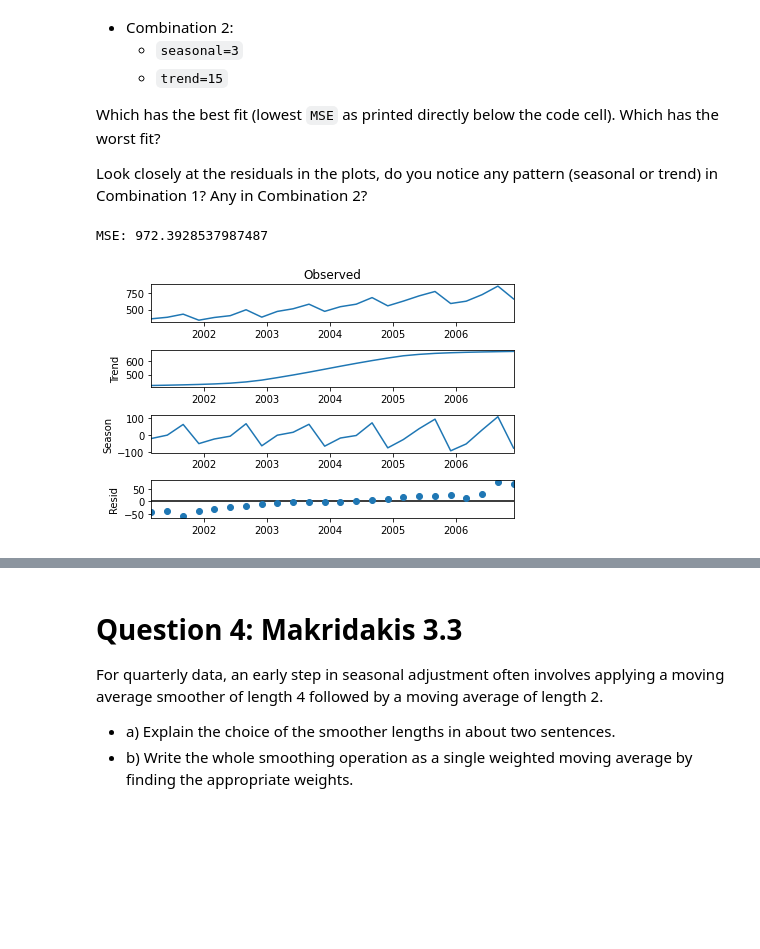
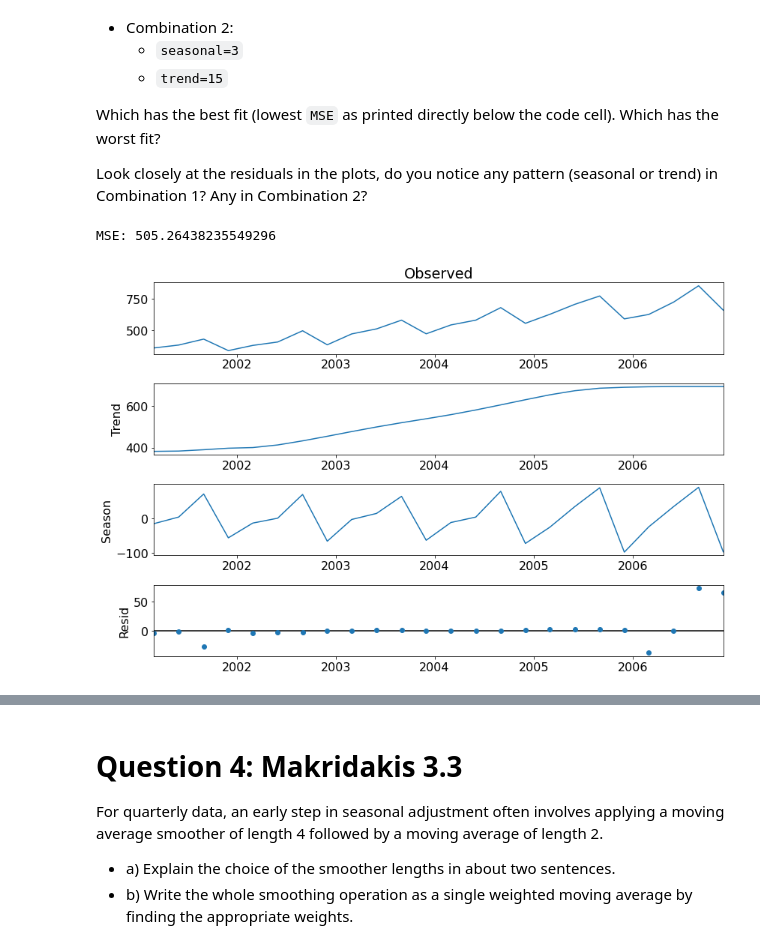
Before and after one commit to ZacharySBrown/vcu-scma440-2021q1, a Jupyter notebook: assignments/SOLUTIONS/Assignment2_SOLUTION.ipynb, the cells around one changed output, grey strips where cells are left out. Cells and saved outputs as stored; diff of their text form; code cells hidden in the pictures; blank space fills up the shorter version.

```diff
--- a/assignments/SOLUTIONS/Assignment2_SOLUTION.ipynb
+++ b/assignments/SOLUTIONS/Assignment2_SOLUTION.ipynb
@@ -259,20 +285,20 @@ Look closely at the residuals in the plots, do you notice any pattern (seasonal
 # %%
 stl = STL(
     endog=quarterly_sales,
     period=4,
     seasonal=3,
-    trend=15,
+    trend=5,
     seasonal_deg=0,
     trend_deg=0,
     robust=True
     )
 results = stl.fit()
 
 my_figure = results.plot()
 
 MSE = (results.resid**2).mean()
 
 print(f"MSE: {MSE}")
 # %% [output]
-MSE: 972.3928537987487
+MSE: 505.26438235549296
-[figure, old version]
+[figure, new version]
```
Also changed, not shown: parts of 15 cells of this notebook.
